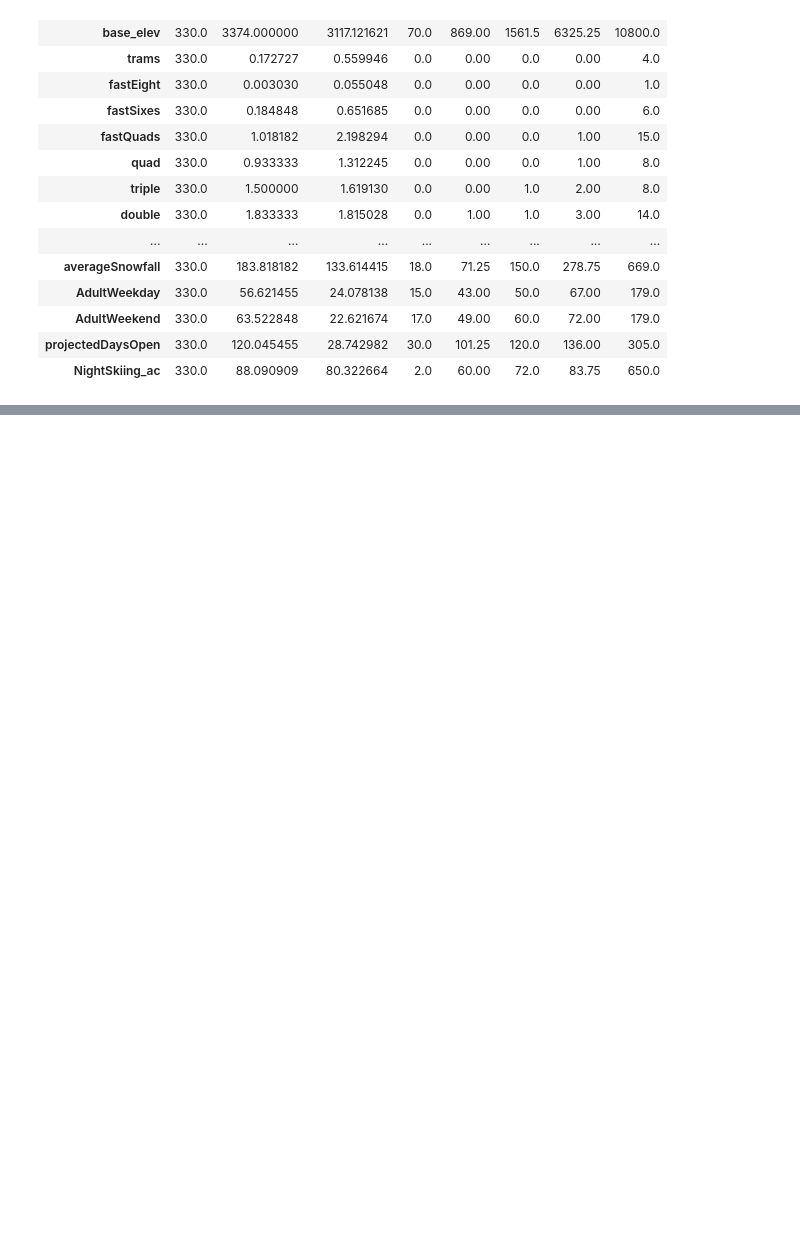
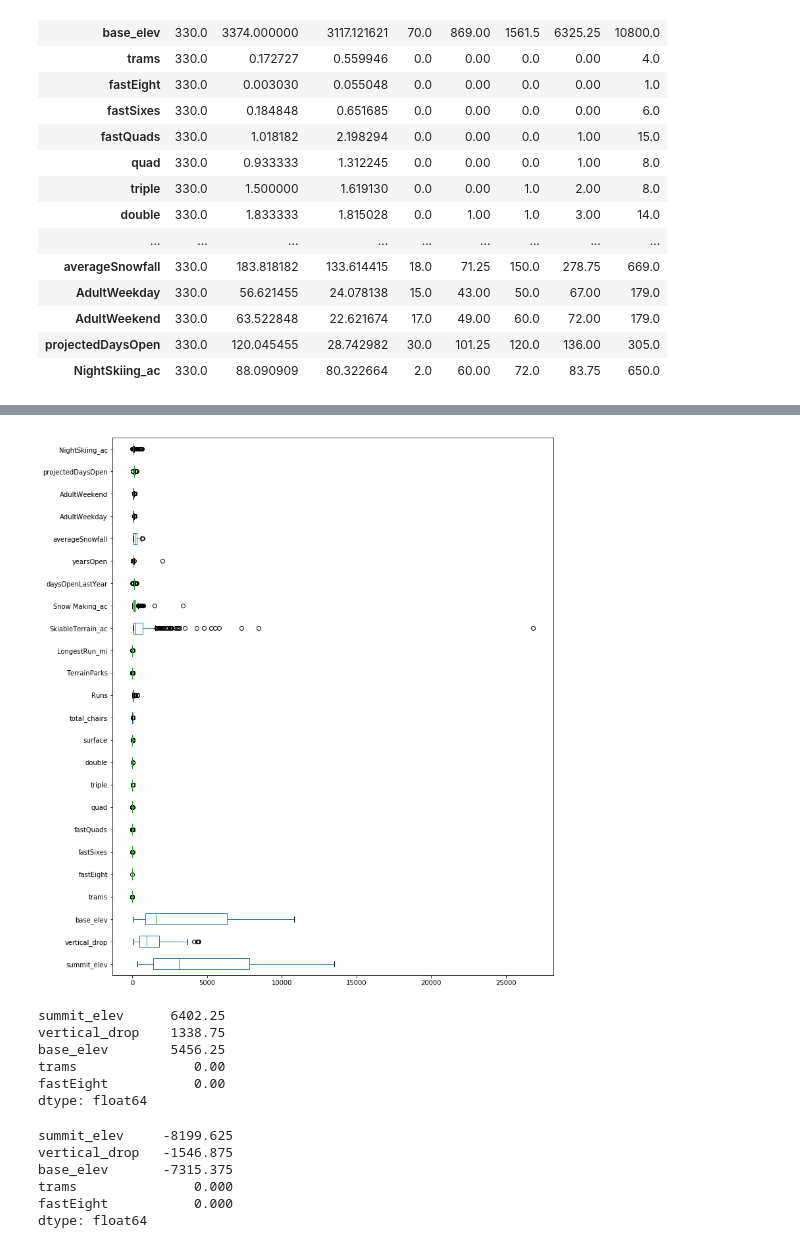
Before and after one commit to CelestineOkpataku/Springboard, a Jupyter notebook: Guided_Capstone/Guided Capstone Step 3 EXPLORATORY DATA ANALYSIS.ipynb, the cells around one changed output, grey strips where cells are left out. Saved outputs shown, nothing was run; the diff lists cells and outputs as text; code cells hidden in the pictures; blank space fills up the shorter version.

```diff
--- a/Guided_Capstone/Guided Capstone Step 3 EXPLORATORY DATA ANALYSIS.ipynb
+++ b/Guided_Capstone/Guided Capstone Step 3 EXPLORATORY DATA ANALYSIS.ipynb
@@ -201,0 +141,3 @@ sns.pairplot(subset)
+# %%
+NewData3 = Data3.drop(columns= 'Region')
+NewData3.head()
@@ -201,0 +157,6 @@ sns.pairplot(subset)
+# %%
+#1.
+# Creating boxplot for every column in Data
+boxplot = NewData3.boxplot(grid = False, fontsize = 10,vert = False, figsize=(12,15))
+# %% [output]
+[figure, added]
@@ -201,0 +166,17 @@ sns.pairplot(subset)
+# %%
+#2.
+# Finding the Interquartile range or IQR that is Q3-Q1
+#Finding the first Quartile Q1
+Q1 = NewData3.quantile(0.25)
+# Finding the 3rd Quartile Q3
+Q3= NewData3.quantile(0.75)
+# Calculating the interquartile range Q3
+IQR = Q3-Q1
+IQR.head()
+# %% [output]
+summit_elev      6402.25
+vertical_drop    1338.75
+base_elev        5456.25
+trams               0.00
+fastEight           0.00
+dtype: float64
@@ -201,0 +186,9 @@ sns.pairplot(subset)
+# %%
+lower_limit.head()
+# %% [output]
+summit_elev     -8199.625
+vertical_drop   -1546.875
+base_elev       -7315.375
+trams               0.000
+fastEight           0.000
+dtype: float64
```
Also changed, not shown: parts of 54 cells of this notebook.
